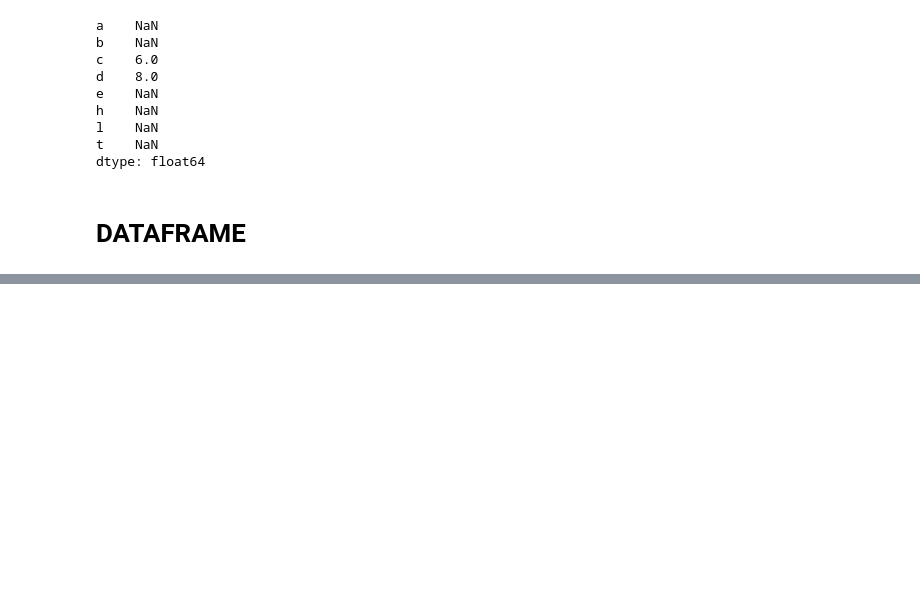
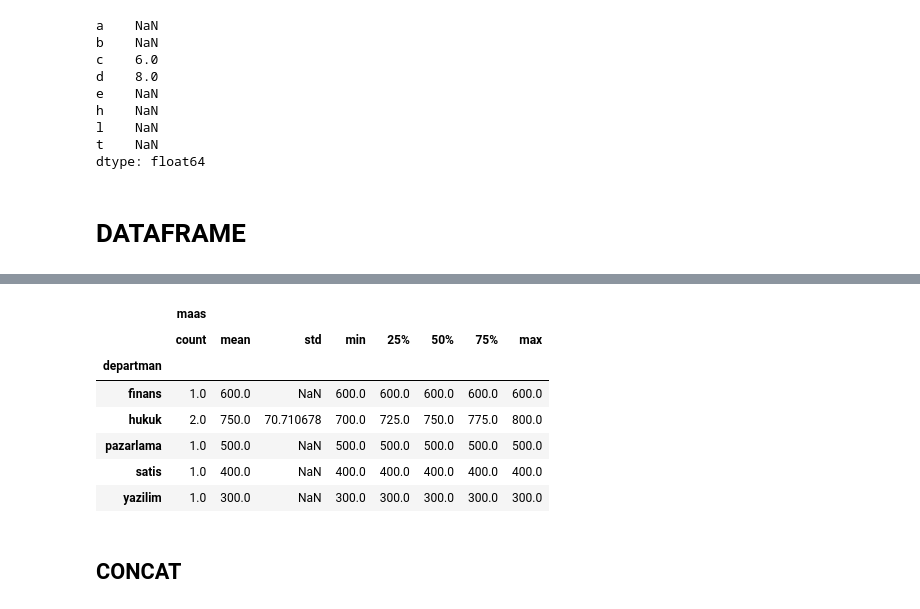
Before and after one commit to emreaytas/PYTHON2, a Jupyter notebook: PANDAS/pandasTensorflow.ipynb, the cells around one changed output, grey strips where cells are left out. Cells and saved outputs as stored; diff of their text form; code cells hidden in the pictures; blank space fills up the shorter version.

```diff
--- a/PANDAS/pandasTensorflow.ipynb
+++ b/PANDAS/pandasTensorflow.ipynb
@@ -77,0 +326,7 @@ dtype: float64
+# %%
+maassozlugu = {"departman":["yazilim","satis","pazarlama","finans","hukuk","hukuk"],
+"calisan ismi":["ahmet","mehmet","atil","burak","zeynep","fatma"] ,
+               "maas":[300,400,500,600,700,800]
+              }
+dt1 = pd.DataFrame(maassozlugu)
+dt1
@@ -77,0 +341,3 @@ dtype: float64
+# %%
+obje = dt1.groupby("departman")
+obje.count() # kaç tane eleman var departmanlarda görebiliriz.
@@ -77,0 +362,13 @@ dtype: float64
+# %%
+obje.describe()
+# %% [output]
+|  | maas |  |  |  |  |  |  |  |
+|  | count | mean | std | min | 25% | 50% | 75% | max |
+| departman |  |  |  |  |  |  |  |  |
+| finans | 1.0 | 600.0 | NaN | 600.0 | 600.0 | 600.0 | 600.0 | 600.0 |
+| hukuk | 2.0 | 750.0 | 70.710678 | 700.0 | 725.0 | 750.0 | 775.0 | 800.0 |
+| pazarlama | 1.0 | 500.0 | NaN | 500.0 | 500.0 | 500.0 | 500.0 | 500.0 |
+| satis | 1.0 | 400.0 | NaN | 400.0 | 400.0 | 400.0 | 400.0 | 400.0 |
+| yazilim | 1.0 | 300.0 | NaN | 300.0 | 300.0 | 300.0 | 300.0 | 300.0 |
+# %% [markdown]
+## CONCAT
```
Also changed, not shown: parts of 55 cells of this notebook.
